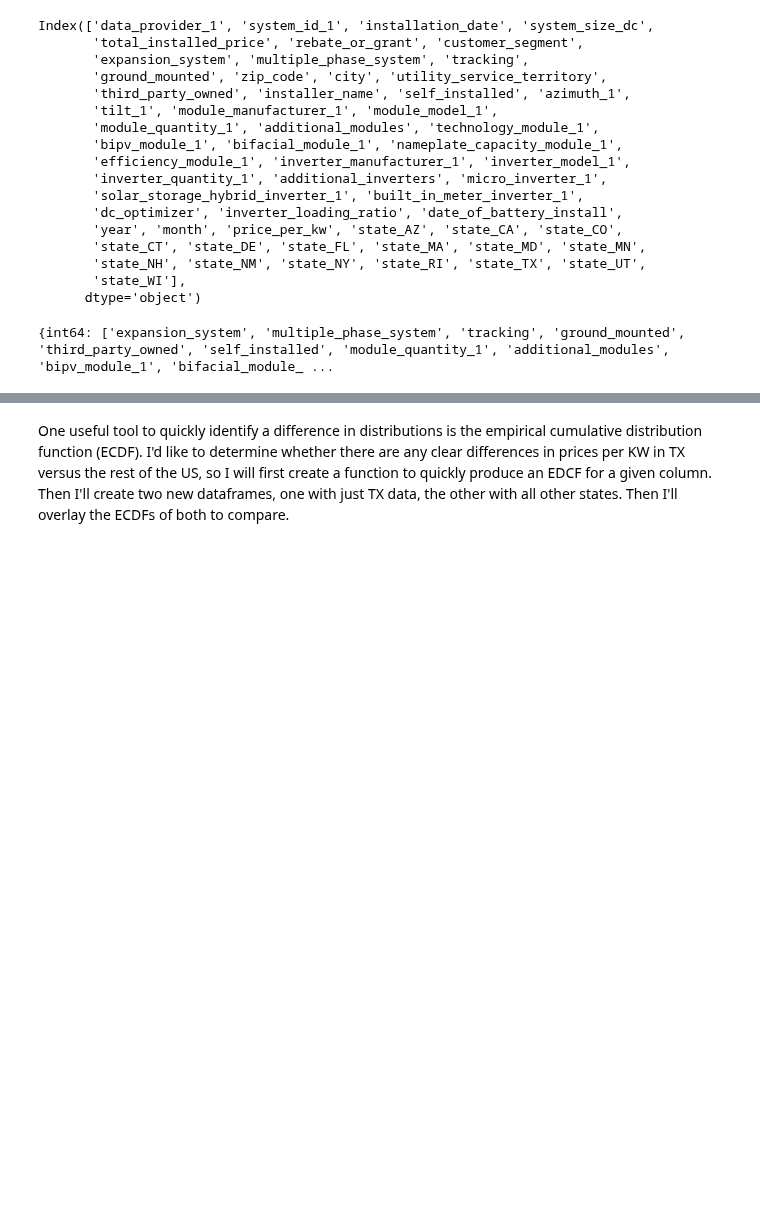
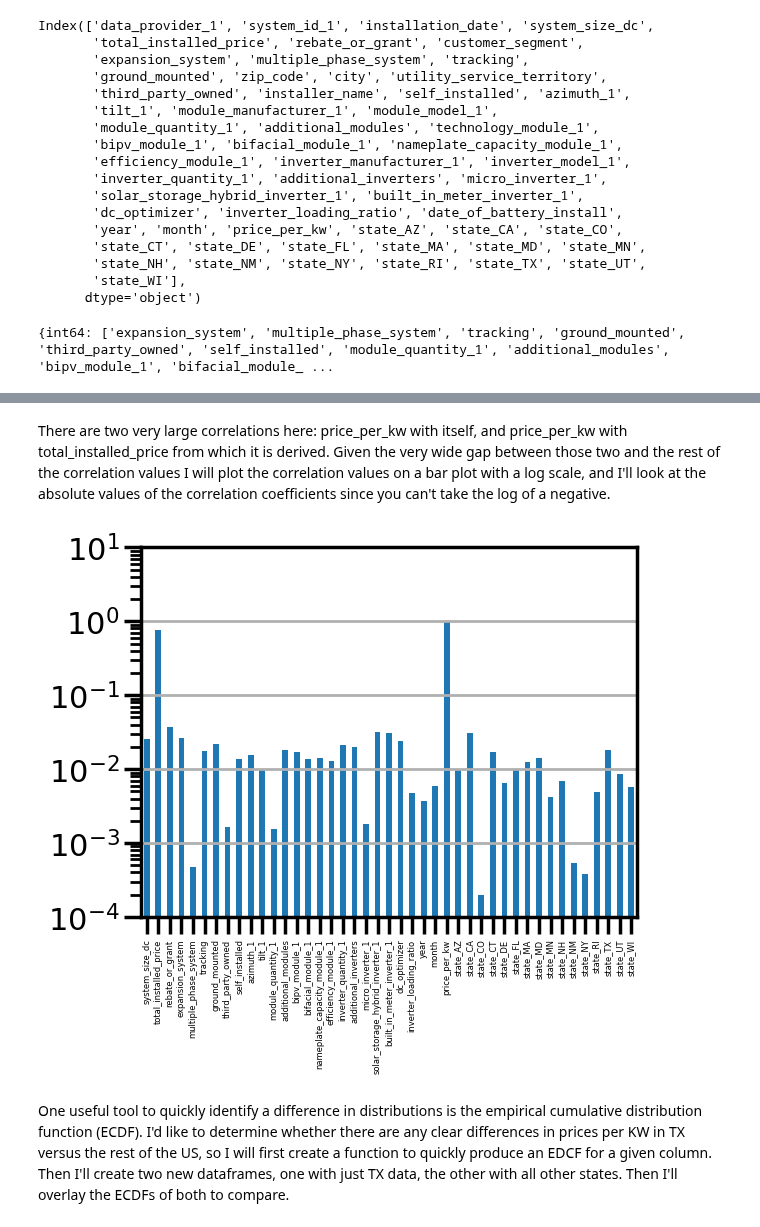
Before and after one commit to zjbrown0689/Solar-Panel-Capstone, a Jupyter notebook: notebooks/Exploratory Data Analysis.ipynb, the cells around one changed output, grey strips where cells are left out. Drawn from its saved outputs; the diff is of its cells as text; code cells hidden in the pictures; blank space fills up the shorter version.

Commit message:
Added corr coeff

```diff
--- a/notebooks/Exploratory Data Analysis.ipynb
+++ b/notebooks/Exploratory Data Analysis.ipynb
@@ -60,3 +83,14 @@ print(col)
+# %% [markdown]
+There are two very large correlations here: price_per_kw with itself, and price_per_kw with total_installed_price from which it is derived. Given the very wide gap between those two and the rest of the correlation values I will plot the correlation values on a bar plot with a log scale, and I'll look at the absolute values of the correlation coefficients since you can't take the log of a negative.
+# %%
+corrs = abs(data.corr()['price_per_kw'])
+corrs.plot(kind='bar', log=True)
+plt.ylim([0.0001, 10])
+plt.xticks(fontsize=6)
+plt.grid(axis='y')
+plt.show()
+# %% [output]
+[figure, added]
 # %% [markdown]
 One useful tool to quickly identify a difference in distributions is the empirical cumulative distribution function (ECDF). I'd like to determine whether there are any clear differences in prices per KW in TX versus the rest of the US, so I will first create a function to quickly produce an EDCF for a given column. Then I'll create two new dataframes, one with just TX data, the other with all other states. Then I'll overlay the ECDFs of both to compare.
 # %%
```
Also changed, not shown: parts of 15 cells of this notebook.
